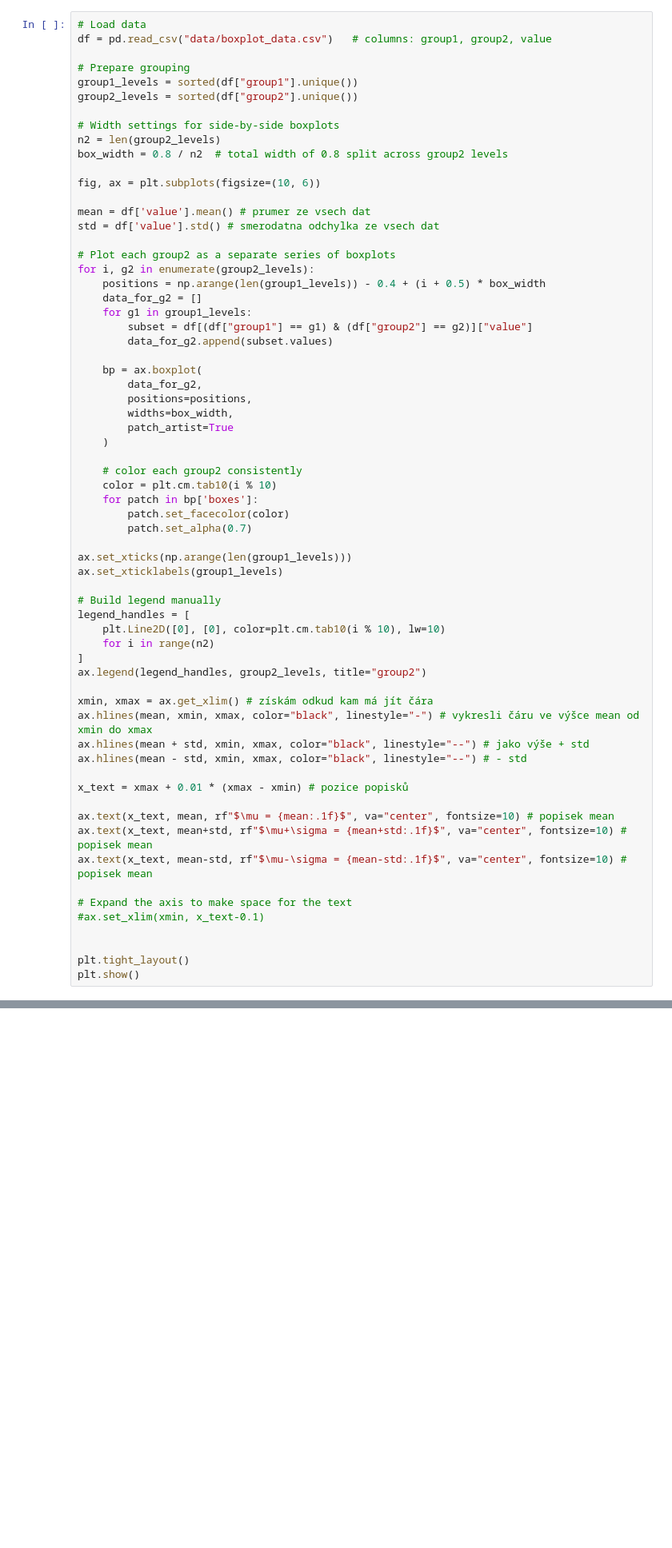
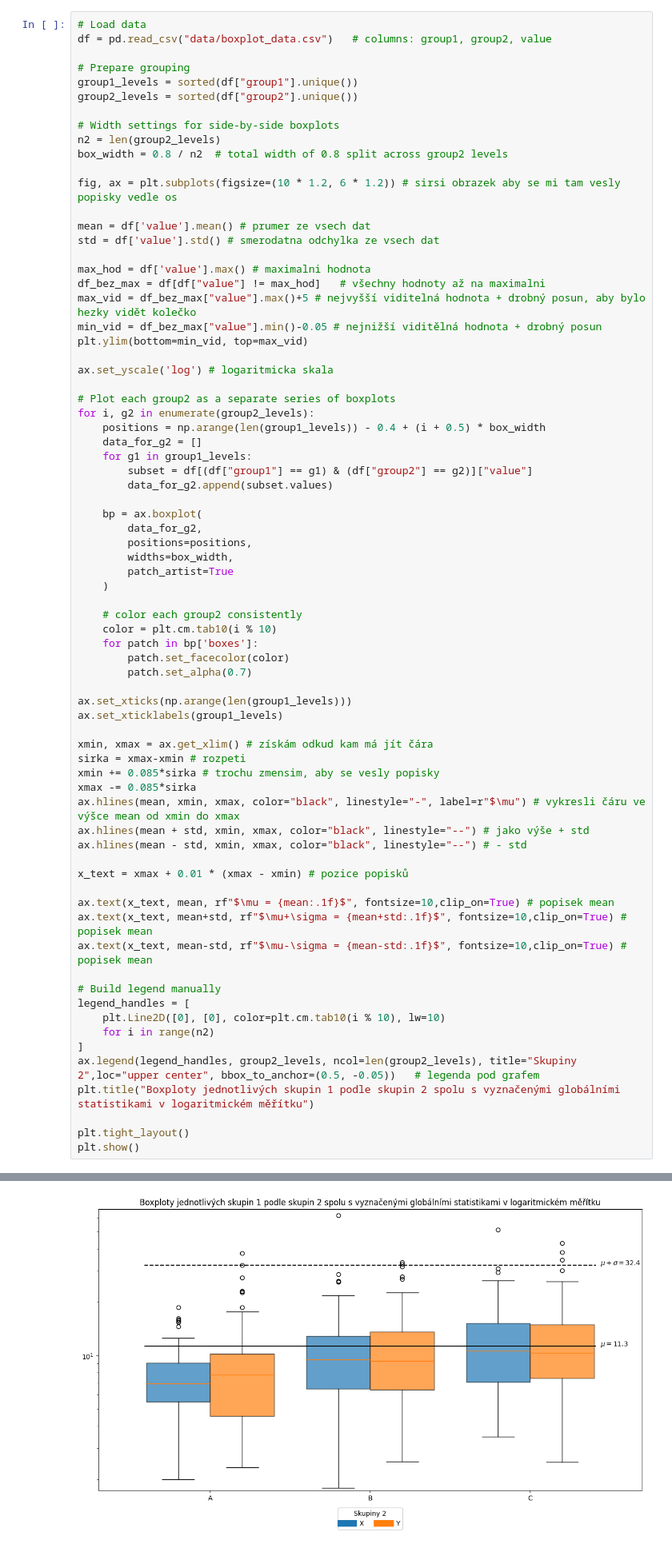
Before and after one commit to jzahorec/python-for-data-science, a Jupyter notebook: assignment5.ipynb, the cells around one changed output, grey strips where cells are left out. Shown: that part at 80% size. Saved outputs shown, nothing was run; the diff lists cells and outputs as text; blank space fills up the shorter version.

```diff
--- a/assignment5.ipynb
+++ b/assignment5.ipynb
@@ -595,10 +520,18 @@ group2_levels = sorted(df["group2"].unique())
 n2 = len(group2_levels)
 box_width = 0.8 / n2  # total width of 0.8 split across group2 levels
 
-fig, ax = plt.subplots(figsize=(10, 6))
+fig, ax = plt.subplots(figsize=(10 * 1.2, 6 * 1.2)) # sirsi obrazek aby se mi tam vesly popisky vedle os
 
 mean = df['value'].mean() # prumer ze vsech dat
 std = df['value'].std() # smerodatna odchylka ze vsech dat
+
+max_hod = df['value'].max() # maximalni hodnota
+df_bez_max = df[df["value"] != max_hod]   # všechny hodnoty až na maximalni
+max_vid = df_bez_max["value"].max()+5 # nejvyšší viditelná hodnota + drobný posun, aby bylo hezky vidět kolečko
+min_vid = df_bez_max["value"].min()-0.05 # nejnižší viditělná hodnota + drobný posun
+plt.ylim(bottom=min_vid, top=max_vid)
+
+ax.set_yscale('log') # logaritmicka skala
 
 # Plot each group2 as a separate series of boxplots
 for i, g2 in enumerate(group2_levels):
@@ -624,27 +557,27 @@ for i, g2 in enumerate(group2_levels):
 ax.set_xticks(np.arange(len(group1_levels)))
 ax.set_xticklabels(group1_levels)
 
+xmin, xmax = ax.get_xlim() # získám odkud kam má jít čára
+sirka = xmax-xmin # rozpeti
+xmin += 0.085*sirka # trochu zmensim, aby se vesly popisky
+xmax -= 0.085*sirka
+ax.hlines(mean, xmin, xmax, color="black", linestyle="-", label=r"$\mu") # vykresli čáru ve výšce mean od xmin do xmax
+ax.hlines(mean + std, xmin, xmax, color="black", linestyle="--") # jako výše + std
+ax.hlines(mean - std, xmin, xmax, color="black", linestyle="--") # - std
+
+x_text = xmax + 0.01 * (xmax - xmin) # pozice popisků
+
+ax.text(x_text, mean, rf"$\mu = {mean:.1f}$", fontsize=10,clip_on=True) # popisek mean
+ax.text(x_text, mean+std, rf"$\mu+\sigma = {mean+std:.1f}$", fontsize=10,clip_on=True) # popisek mean
+ax.text(x_text, mean-std, rf"$\mu-\sigma = {mean-std:.1f}$", fontsize=10,clip_on=True) # popisek mean
+
 # Build legend manually
 legend_handles = [
     plt.Line2D([0], [0], color=plt.cm.tab10(i % 10), lw=10)
     for i in range(n2)
 ]
-ax.legend(legend_handles, group2_levels, title="group2")
-
-xmin, xmax = ax.get_xlim() # získám odkud kam má jít čára
-ax.hlines(mean, xmin, xmax, color="black", linestyle="-") # vykresli čáru ve výšce mean od xmin do xmax
-ax.hlines(mean + std, xmin, xmax, color="black", linestyle="--") # jako výše + std
-ax.hlines(mean - std, xmin, xmax, color="black", linestyle="--") # - std
-
-x_text = xmax + 0.01 * (xmax - xmin) # pozice popisků
-
-ax.text(x_text, mean, rf"$\mu = {mean:.1f}$", va="center", fontsize=10) # popisek mean
-ax.text(x_text, mean+std, rf"$\mu+\sigma = {mean+std:.1f}$", va="center", fontsize=10) # popisek mean
-ax.text(x_text, mean-std, rf"$\mu-\sigma = {mean-std:.1f}$", va="center", fontsize=10) # popisek mean
-
-# Expand the axis to make space for the text
-#ax.set_xlim(xmin, x_text-0.1)
-
+ax.legend(legend_handles, group2_levels, ncol=len(group2_levels), title="Skupiny 2",loc="upper center", bbox_to_anchor=(0.5, -0.05))   # legenda pod grafem
+plt.title("Boxploty jednotlivých skupin 1 podle skupin 2 spolu s vyznačenými globálními statistikami v logaritmickém měřítku")
 
 plt.tight_layout()
 plt.show()
@@ -653,0 +585 @@ plt.show()
+[figure, added]
```
Also changed, not shown: parts of 23 cells of this notebook.
